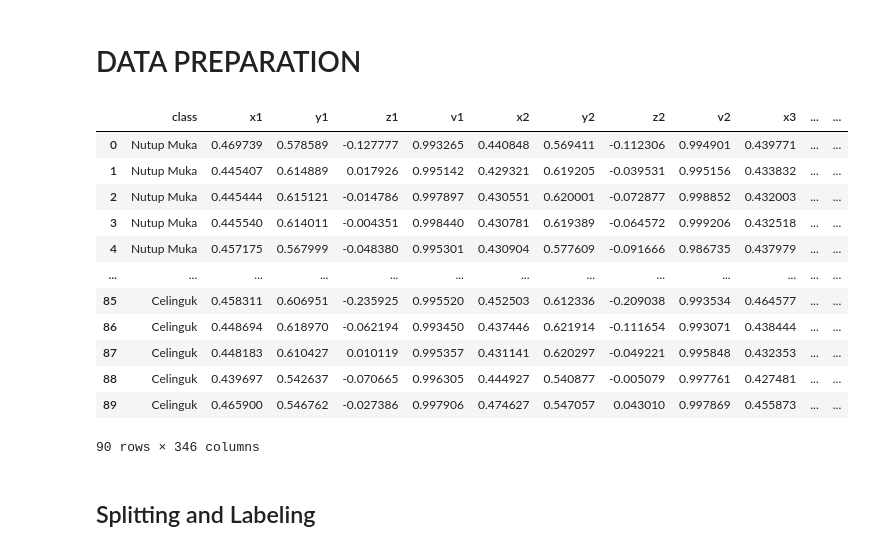
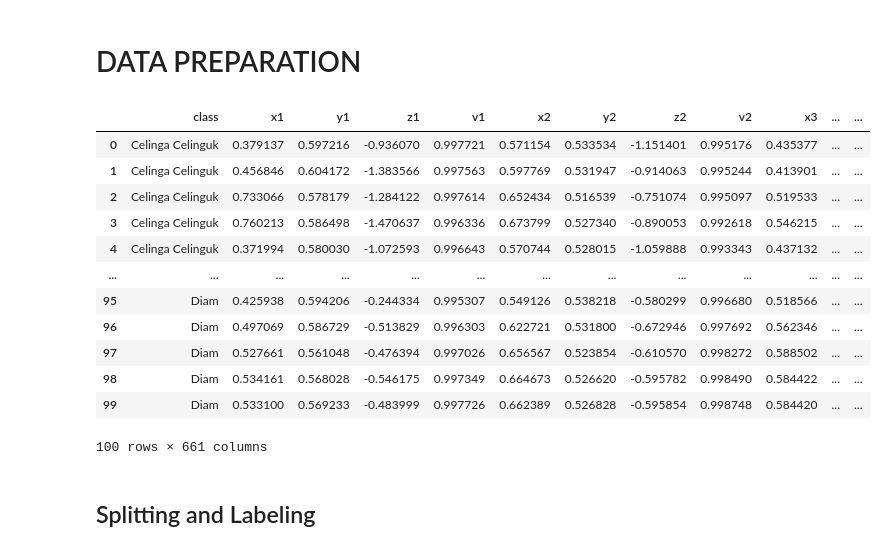
Before and after one commit to NawfalHadi/suspicious_detection_cctv, a Jupyter notebook: code/final/train.ipynb, the cells around one changed output. Saved outputs shown, nothing was run; the diff lists cells and outputs as text; code cells hidden in the pictures.

```diff
--- a/code/final/train.ipynb
+++ b/code/final/train.ipynb
@@ -23,23 +23,23 @@ from tensorflow.keras import layers, models, callbacks
 # %% [markdown]
 # DATA PREPARATION
 # %%
-FINAL_DATA_PATH = "../dataset/csv/ds_cctv_v1.csv"
+FINAL_DATA_PATH = "../dataset/csv/ds_cctv_v2.csv"
 df = pd.read_csv(FINAL_DATA_PATH)
 df
 # %% [output]
 |  | class | x1 | y1 | z1 | v1 | x2 | y2 | z2 | v2 | x3 | ... | ... |
-| 0 | Nutup Muka | 0.469739 | 0.578589 | -0.127777 | 0.993265 | 0.440848 | 0.569411 | -0.112306 | 0.994901 | 0.439771 | ... | ... |
-| 1 | Nutup Muka | 0.445407 | 0.614889 | 0.017926 | 0.995142 | 0.429321 | 0.619205 | -0.039531 | 0.995156 | 0.433832 | ... | ... |
-| 2 | Nutup Muka | 0.445444 | 0.615121 | -0.014786 | 0.997897 | 0.430551 | 0.620001 | -0.072877 | 0.998852 | 0.432003 | ... | ... |
-| 3 | Nutup Muka | 0.445540 | 0.614011 | -0.004351 | 0.998440 | 0.430781 | 0.619389 | -0.064572 | 0.999206 | 0.432518 | ... | ... |
-| 4 | Nutup Muka | 0.457175 | 0.567999 | -0.048380 | 0.995301 | 0.430904 | 0.577609 | -0.091666 | 0.986735 | 0.437979 | ... | ... |
+| 0 | Celinga Celinguk | 0.379137 | 0.597216 | -0.936070 | 0.997721 | 0.571154 | 0.533534 | -1.151401 | 0.995176 | 0.435377 | ... | ... |
+| 1 | Celinga Celinguk | 0.456846 | 0.604172 | -1.383566 | 0.997563 | 0.597769 | 0.531947 | -0.914063 | 0.995244 | 0.413901 | ... | ... |
+| 2 | Celinga Celinguk | 0.733066 | 0.578179 | -1.284122 | 0.997614 | 0.652434 | 0.516539 | -0.751074 | 0.995097 | 0.519533 | ... | ... |
+| 3 | Celinga Celinguk | 0.760213 | 0.586498 | -1.470637 | 0.996336 | 0.673799 | 0.527340 | -0.890053 | 0.992618 | 0.546215 | ... | ... |
+| 4 | Celinga Celinguk | 0.371994 | 0.580030 | -1.072593 | 0.996643 | 0.570744 | 0.528015 | -1.059888 | 0.993343 | 0.437132 | ... | ... |
 | ... | ... | ... | ... | ... | ... | ... | ... | ... | ... | ... | ... | ... |
-| 85 | Celinguk | 0.458311 | 0.606951 | -0.235925 | 0.995520 | 0.452503 | 0.612336 | -0.209038 | 0.993534 | 0.464577 | ... | ... |
-| 86 | Celinguk | 0.448694 | 0.618970 | -0.062194 | 0.993450 | 0.437446 | 0.621914 | -0.111654 | 0.993071 | 0.438444 | ... | ... |
-| 87 | Celinguk | 0.448183 | 0.610427 | 0.010119 | 0.995357 | 0.431141 | 0.620297 | -0.049221 | 0.995848 | 0.432353 | ... | ... |
-| 88 | Celinguk | 0.439697 | 0.542637 | -0.070665 | 0.996305 | 0.444927 | 0.540877 | -0.005079 | 0.997761 | 0.427481 | ... | ... |
-| 89 | Celinguk | 0.465900 | 0.546762 | -0.027386 | 0.997906 | 0.474627 | 0.547057 | 0.043010 | 0.997869 | 0.455873 | ... | ... |
+| 95 | Diam | 0.425938 | 0.594206 | -0.244334 | 0.995307 | 0.549126 | 0.538218 | -0.580299 | 0.996680 | 0.518566 | ... | ... |
+| 96 | Diam | 0.497069 | 0.586729 | -0.513829 | 0.996303 | 0.622721 | 0.531800 | -0.672946 | 0.997692 | 0.562346 | ... | ... |
+| 97 | Diam | 0.527661 | 0.561048 | -0.476394 | 0.997026 | 0.656567 | 0.523854 | -0.610570 | 0.998272 | 0.588502 | ... | ... |
+| 98 | Diam | 0.534161 | 0.568028 | -0.546175 | 0.997349 | 0.664673 | 0.526620 | -0.595782 | 0.998490 | 0.584422 | ... | ... |
+| 99 | Diam | 0.533100 | 0.569233 | -0.483999 | 0.997726 | 0.662389 | 0.526828 | -0.595854 | 0.998748 | 0.584420 | ... | ... |
-90 rows × 346 columns
+100 rows × 661 columns
 # %% [markdown]
 ## Splitting and Labeling
 # %% [markdown]
```
Also changed, not shown: parts of 18 cells of this notebook, 9 other files.
